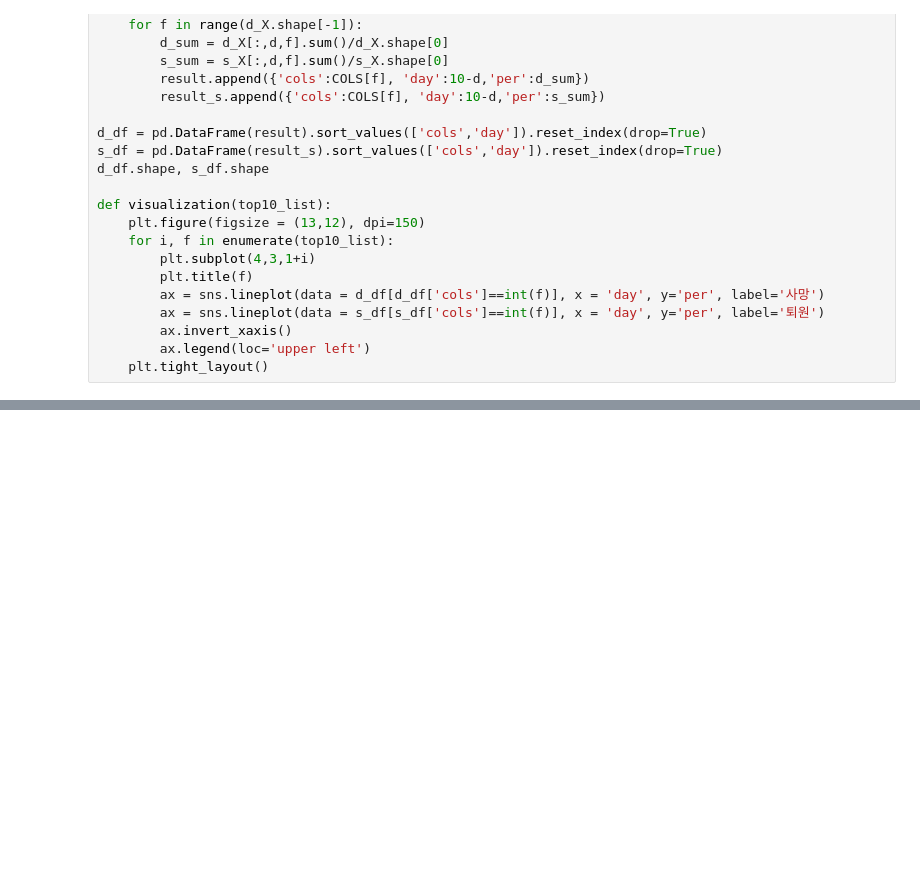
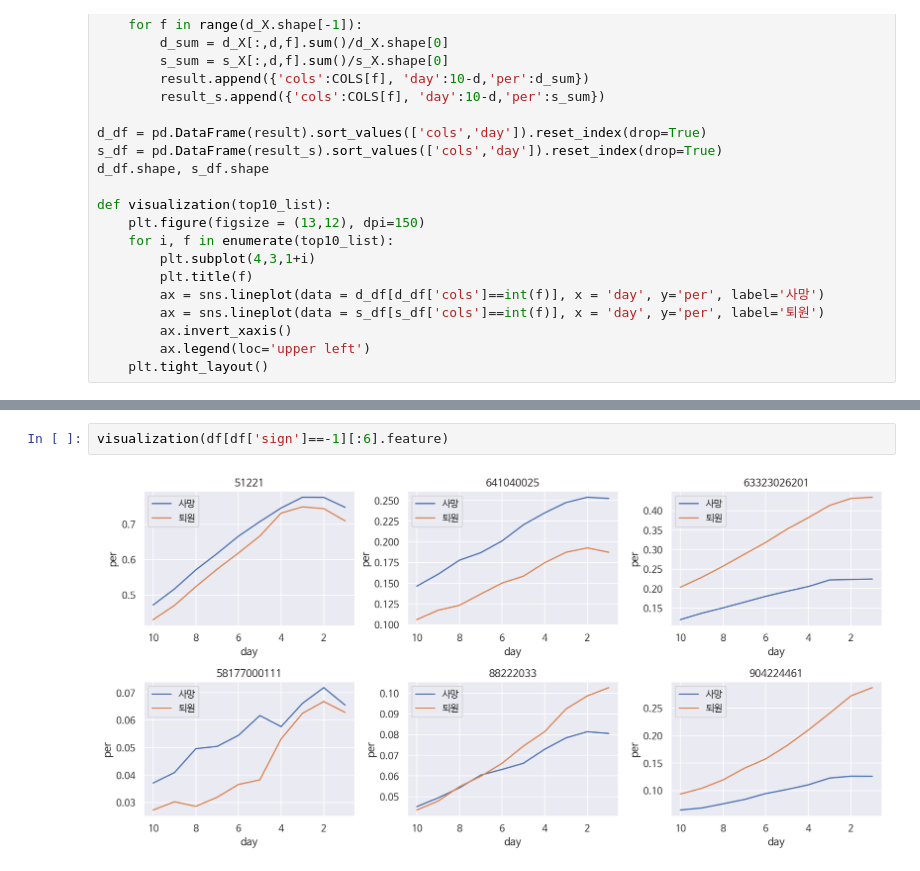
Before and after one commit to suhyun-guri/DSML_Research, a Jupyter notebook: ForPaper/Result4. 역전 마커 (역전성, 변동성).ipynb, the cells around one changed output, grey strips where cells are left out. Drawn from its saved outputs; the diff is of its cells as text; blank space fills up the shorter version.

```diff
--- a/ForPaper/Result4. 역전 마커 (역전성, 변동성).ipynb
+++ b/ForPaper/Result4. 역전 마커 (역전성, 변동성).ipynb
@@ -182,3 +213,7 @@ def visualization(top10_list):
+# %%
+visualization(df[df['sign']==-1][:6].feature)
+# %% [output]
+[figure, added]
 # %%
 visualization(df.feature[-10:][::-1])
 # %% [output]
```
Also changed, not shown: parts of 7 cells of this notebook, 1 other file.
